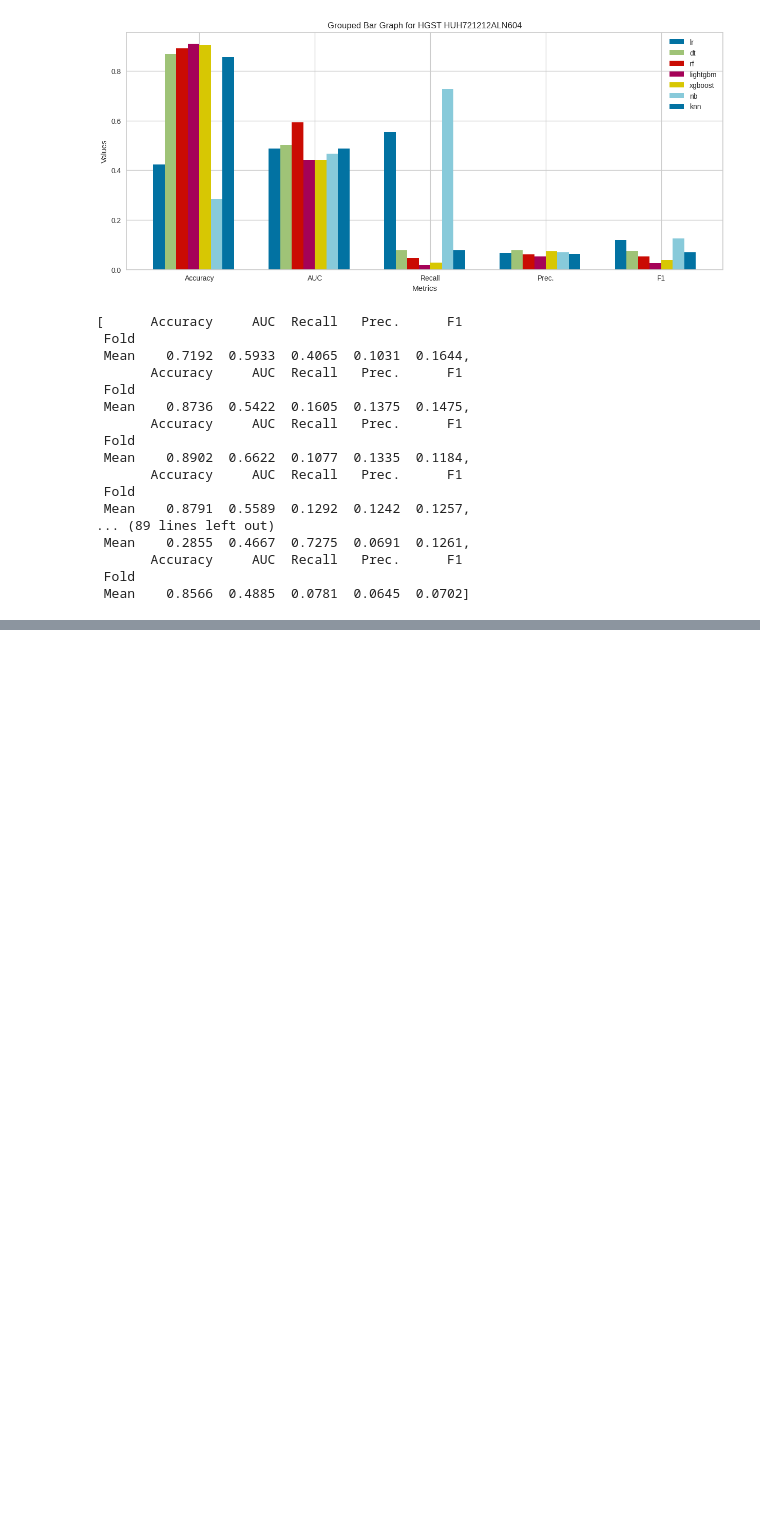
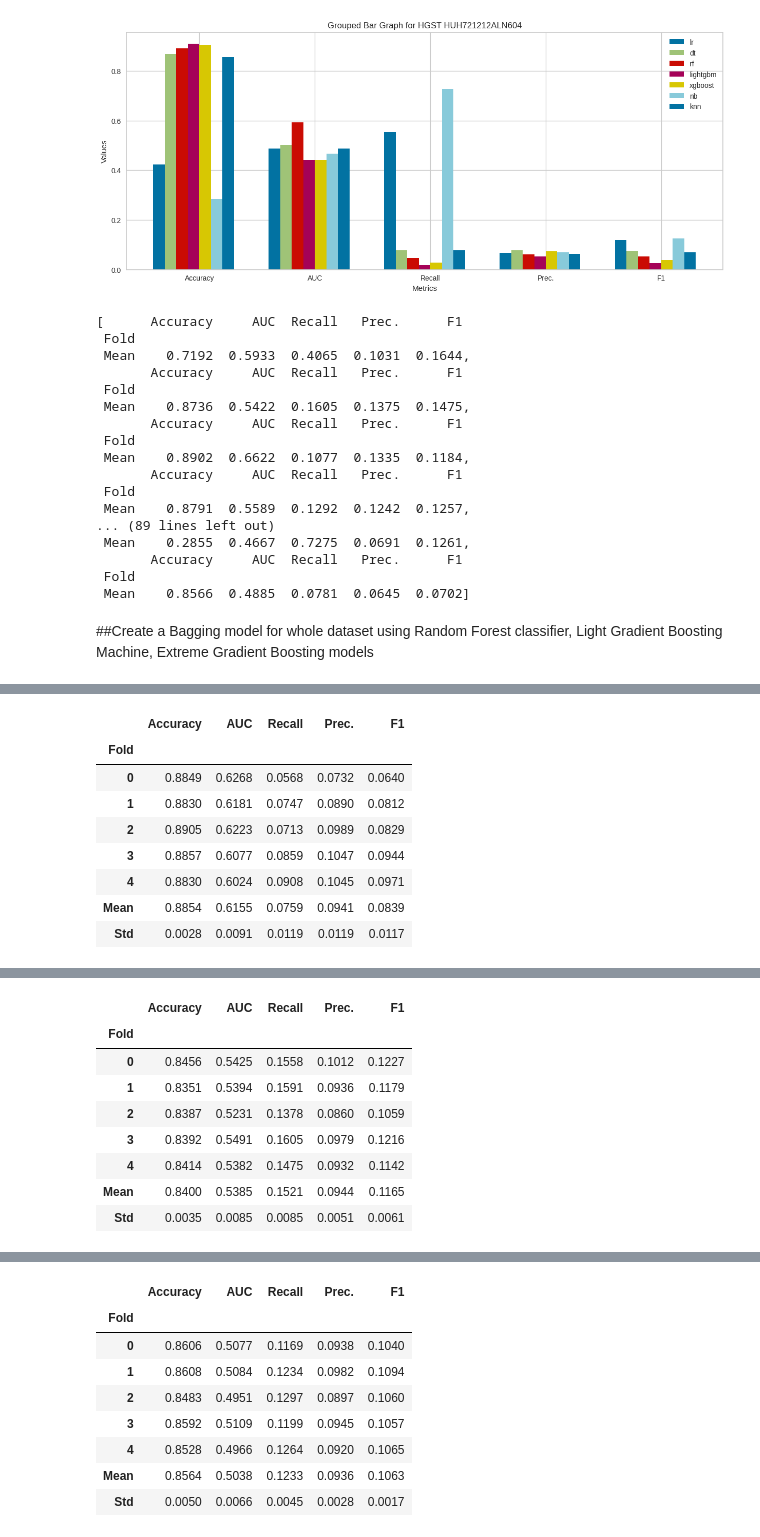
Before and after one commit to amitkrmalik/HDD_failure_prediction, a Jupyter notebook: Release/HDD_4Q_binary_classsification.ipynb, the cells around one changed output, grey strips where cells are left out. Drawn from its saved outputs; the diff is of its cells as text; code cells hidden in the pictures; blank space fills up the shorter version.

```diff
--- a/HDD_4Q_binary_classsification.ipynb
+++ b/Release/HDD_4Q_binary_classsification.ipynb
@@ -339,3 +343,5 @@ m_results
        Accuracy     AUC  Recall   Prec.      F1
  Fold
  Mean    0.8566  0.4885  0.0781  0.0645  0.0702]
+# %% [markdown]
+##Create a Bagging model for whole dataset using Random Forest classifier, Light Gradient Boosting Machine, Extreme Gradient Boosting models
@@ -341,0 +357,34 @@ m_results
+# %%
+# List of common tree-based models in PyCaret for classification
+#ml_models = ['rf', 'lightgbm', 'xgboost']
+ml_models = ['rf', 'lr', 'knn']
+
+# start a loop
+mb_models = []
+m1_results = []
+m2_results = []
+m3_results = []
+
+ddf = df.copy()
+model_data = get_clear_data(ddf)
+
+model_data = model_data.copy()
+
+s = setup(model_data, target = 'failure', session_id = 123, index=False, fix_imbalance = True, remove_outliers = True, normalize = True, normalize_method = 'minmax', verbose = False, fold=5)
+
+# remove mcc and kappa metrics
+remove_metric('mcc')
+remove_metric('kappa')
+
+m1 = create_model('rf')
+model_results = pull().loc[['Mean']]
+m1_results.append(model_results)
+
+m2 = create_model('lightgbm')
+model_results = pull().loc[['Mean']]
+m2_results.append(model_results)
+
+m3 = create_model('xgboost')
+model_results = pull().loc[['Mean']]
+m3_results.append(model_results)
+# %% [output]
@@ -341,0 +392,9 @@ m_results
+|  | Accuracy | AUC | Recall | Prec. | F1 |
+| Fold |  |  |  |  |  |
+| 0 | 0.8849 | 0.6268 | 0.0568 | 0.0732 | 0.0640 |
+| 1 | 0.8830 | 0.6181 | 0.0747 | 0.0890 | 0.0812 |
+| 2 | 0.8905 | 0.6223 | 0.0713 | 0.0989 | 0.0829 |
+| 3 | 0.8857 | 0.6077 | 0.0859 | 0.1047 | 0.0944 |
+| 4 | 0.8830 | 0.6024 | 0.0908 | 0.1045 | 0.0971 |
+| Mean | 0.8854 | 0.6155 | 0.0759 | 0.0941 | 0.0839 |
+| Std | 0.0028 | 0.0091 | 0.0119 | 0.0119 | 0.0117 |
@@ -341,0 +403,9 @@ m_results
+|  | Accuracy | AUC | Recall | Prec. | F1 |
+| Fold |  |  |  |  |  |
+| 0 | 0.8456 | 0.5425 | 0.1558 | 0.1012 | 0.1227 |
+| 1 | 0.8351 | 0.5394 | 0.1591 | 0.0936 | 0.1179 |
+| 2 | 0.8387 | 0.5231 | 0.1378 | 0.0860 | 0.1059 |
+| 3 | 0.8392 | 0.5491 | 0.1605 | 0.0979 | 0.1216 |
+| 4 | 0.8414 | 0.5382 | 0.1475 | 0.0932 | 0.1142 |
+| Mean | 0.8400 | 0.5385 | 0.1521 | 0.0944 | 0.1165 |
+| Std | 0.0035 | 0.0085 | 0.0085 | 0.0051 | 0.0061 |
@@ -341,0 +414,9 @@ m_results
+|  | Accuracy | AUC | Recall | Prec. | F1 |
+| Fold |  |  |  |  |  |
+| 0 | 0.8606 | 0.5077 | 0.1169 | 0.0938 | 0.1040 |
+| 1 | 0.8608 | 0.5084 | 0.1234 | 0.0982 | 0.1094 |
+| 2 | 0.8483 | 0.4951 | 0.1297 | 0.0897 | 0.1060 |
+| 3 | 0.8592 | 0.5109 | 0.1199 | 0.0945 | 0.1057 |
+| 4 | 0.8528 | 0.4966 | 0.1264 | 0.0920 | 0.1065 |
+| Mean | 0.8564 | 0.5038 | 0.1233 | 0.0936 | 0.1063 |
+| Std | 0.0050 | 0.0066 | 0.0045 | 0.0028 | 0.0017 |
```
Also changed, not shown: parts of 4 cells of this notebook, 9 other files.
